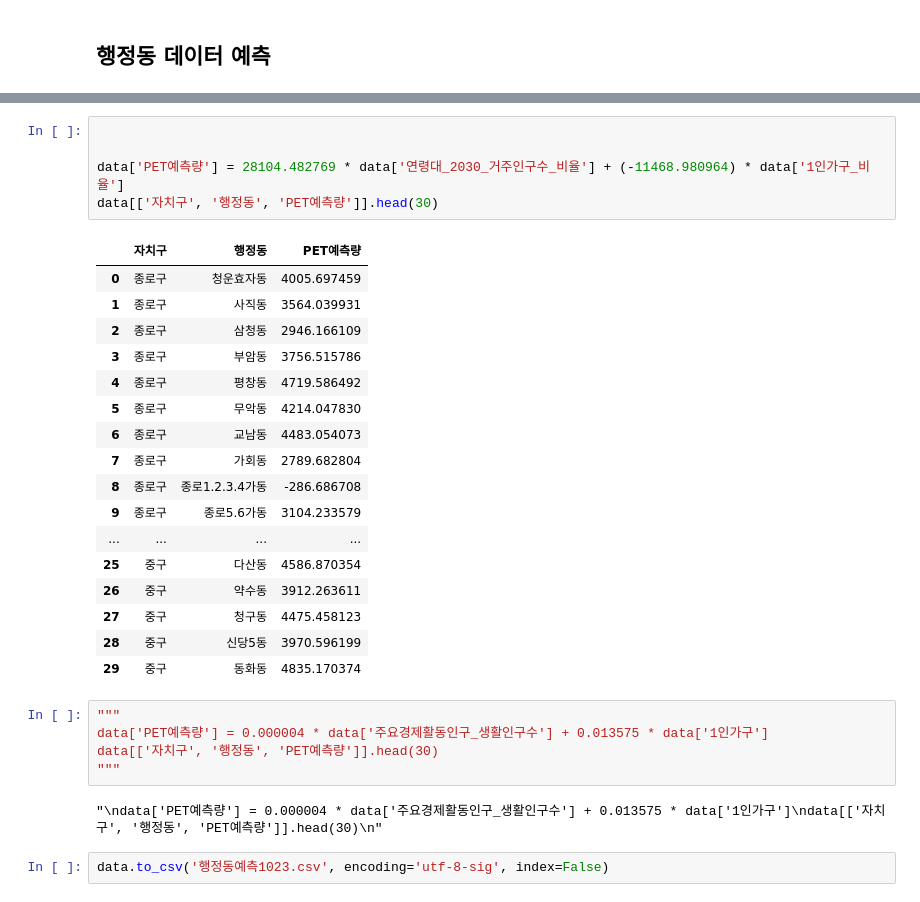
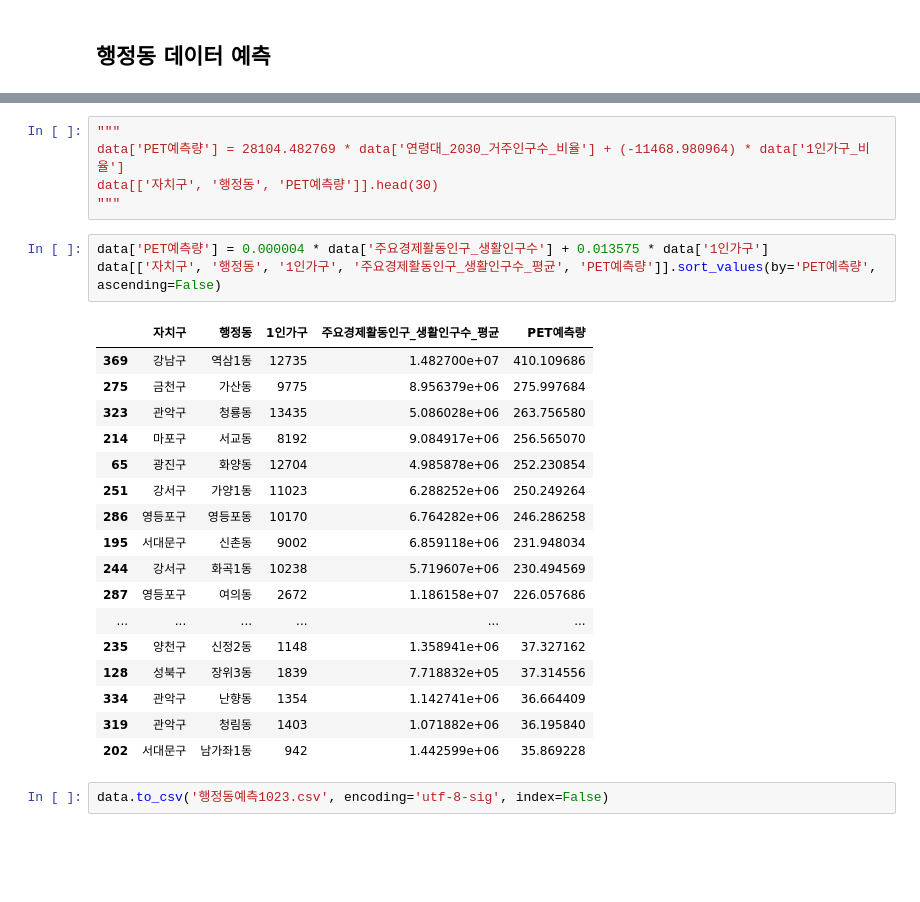
Before and after one commit to GyudongHan/Project_1, a Jupyter notebook: 프로젝트 2/다중회귀_baseline_응용1.ipynb, the cells around one changed output, grey strips where cells are left out. Saved outputs shown, nothing was run; the diff lists cells and outputs as text; blank space fills up the shorter version.

```diff
--- a/프로젝트 2/다중회귀_baseline_응용1.ipynb
+++ b/프로젝트 2/다중회귀_baseline_응용1.ipynb
@@ -379,33 +372,29 @@ data[columns_to_scale].head(3)
 # %%
-
-
+"""
 data['PET예측량'] = 28104.482769 * data['연령대_2030_거주인구수_비율'] + (-11468.980964) * data['1인가구_비율']
 data[['자치구', '행정동', 'PET예측량']].head(30)
+"""
-# %% [output]
-|  | 자치구 | 행정동 | PET예측량 |
-| 0 | 종로구 | 청운효자동 | 4005.697459 |
-| 1 | 종로구 | 사직동 | 3564.039931 |
-| 2 | 종로구 | 삼청동 | 2946.166109 |
-| 3 | 종로구 | 부암동 | 3756.515786 |
-| 4 | 종로구 | 평창동 | 4719.586492 |
-| 5 | 종로구 | 무악동 | 4214.047830 |
-| 6 | 종로구 | 교남동 | 4483.054073 |
-| 7 | 종로구 | 가회동 | 2789.682804 |
-| 8 | 종로구 | 종로1.2.3.4가동 | -286.686708 |
-| 9 | 종로구 | 종로5.6가동 | 3104.233579 |
-| ... | ... | ... | ... |
-| 25 | 중구 | 다산동 | 4586.870354 |
-| 26 | 중구 | 약수동 | 3912.263611 |
-| 27 | 중구 | 청구동 | 4475.458123 |
-| 28 | 중구 | 신당5동 | 3970.596199 |
-| 29 | 중구 | 동화동 | 4835.170374 |
 # %%
-"""
 data['PET예측량'] = 0.000004 * data['주요경제활동인구_생활인구수'] + 0.013575 * data['1인가구']
-data[['자치구', '행정동', 'PET예측량']].head(30)
-"""
+data[['자치구', '행정동', '1인가구', '주요경제활동인구_생활인구수_평균', 'PET예측량']].sort_values(by='PET예측량', ascending=False)
 # %% [output]
-"\ndata['PET예측량'] = 0.000004 * data['주요경제활동인구_생활인구수'] + 0.013575 * data['1인가구']\ndata[['자치구', '행정동', 'PET예측량']].head(30)\n"
+|  | 자치구 | 행정동 | 1인가구 | 주요경제활동인구_생활인구수_평균 | PET예측량 |
+| 369 | 강남구 | 역삼1동 | 12735 | 1.482700e+07 | 410.109686 |
+| 275 | 금천구 | 가산동 | 9775 | 8.956379e+06 | 275.997684 |
+| 323 | 관악구 | 청룡동 | 13435 | 5.086028e+06 | 263.756580 |
+| 214 | 마포구 | 서교동 | 8192 | 9.084917e+06 | 256.565070 |
+| 65 | 광진구 | 화양동 | 12704 | 4.985878e+06 | 252.230854 |
+| 251 | 강서구 | 가양1동 | 11023 | 6.288252e+06 | 250.249264 |
+| 286 | 영등포구 | 영등포동 | 10170 | 6.764282e+06 | 246.286258 |
+| 195 | 서대문구 | 신촌동 | 9002 | 6.859118e+06 | 231.948034 |
+| 244 | 강서구 | 화곡1동 | 10238 | 5.719607e+06 | 230.494569 |
+| 287 | 영등포구 | 여의동 | 2672 | 1.186158e+07 | 226.057686 |
+| ... | ... | ... | ... | ... | ... |
+| 235 | 양천구 | 신정2동 | 1148 | 1.358941e+06 | 37.327162 |
+| 128 | 성북구 | 장위3동 | 1839 | 7.718832e+05 | 37.314556 |
+| 334 | 관악구 | 난향동 | 1354 | 1.142741e+06 | 36.664409 |
+| 319 | 관악구 | 청림동 | 1403 | 1.071882e+06 | 36.195840 |
+| 202 | 서대문구 | 남가좌1동 | 942 | 1.442599e+06 | 35.869228 |
 # %%
 data.to_csv('행정동예측1023.csv', encoding='utf-8-sig', index=False)
 # %% [markdown]
```
Also changed, not shown: parts of 5 cells of this notebook, 4 other files.
